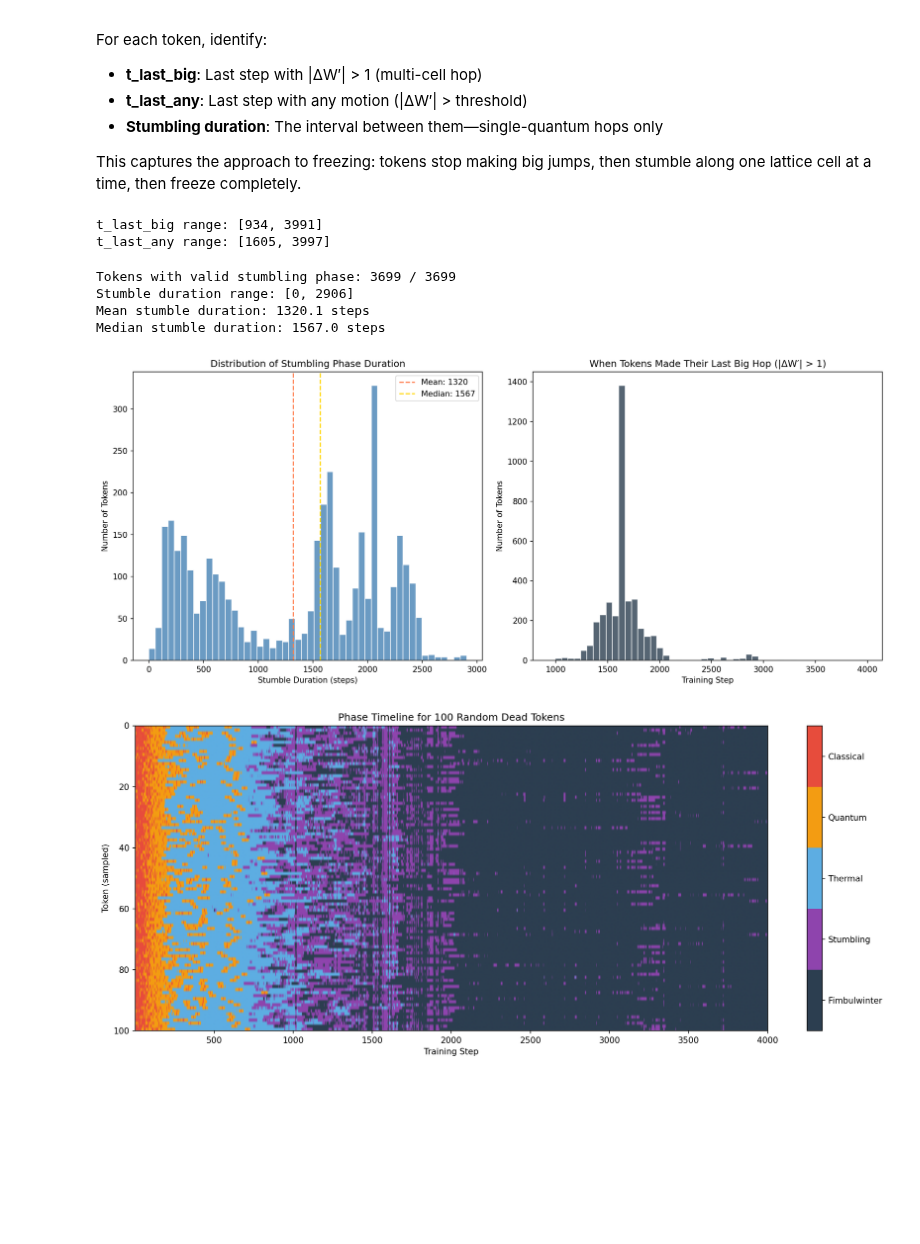
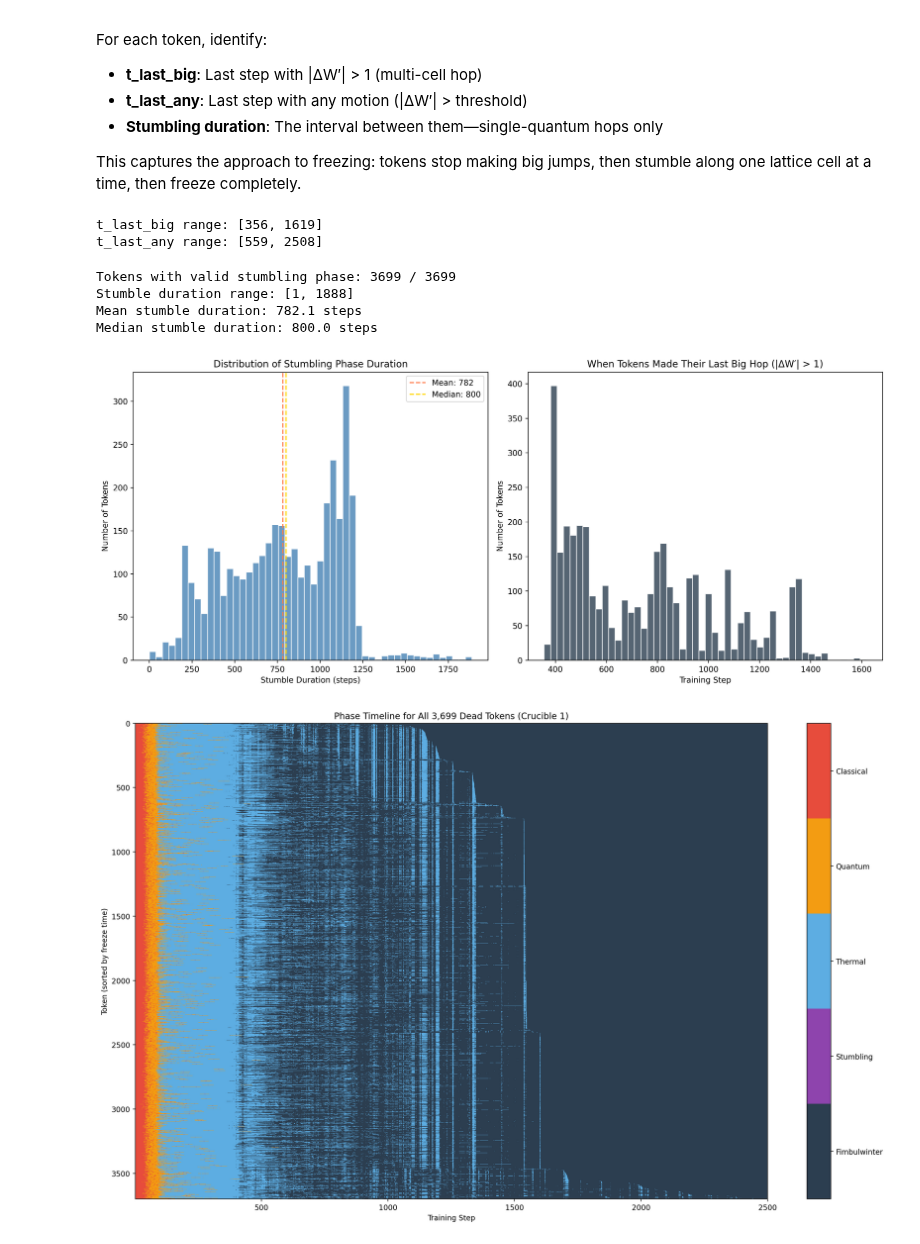
Before and after one commit to Embedding-Space/Azimuth_II, a Jupyter notebook: box_4/notebooks/analysis/phase_transitions.ipynb, the cells around one changed output. Saved outputs shown, nothing was run; the diff lists cells and outputs as text; code cells hidden in the pictures; blank space fills up the shorter version.

Commit message:
Early analysis after Crucible 1

```diff
--- a/box_4/notebooks/analysis/phase_transitions.ipynb
+++ b/box_4/notebooks/analysis/phase_transitions.ipynb
@@ -14,15 +15,16 @@ Classify dead tokens into phases based on their lattice displacement magnitude |
 ## Parameters
 # %%
 # Paths
-INPUT_PATH = '../../tensors/Thimble-8/lattice_displacement.safetensors'
+INPUT_PATH = '../../tensors/Crucible-1/crucible_1_trajectory.safetensors'
 
 # Phase thresholds (in ULP / lattice cells)
 THRESH_FIMBULWINTER = 0.1   # Below this: frozen
-THRESH_THERMAL = 10.0       # Below this: thermal solid
+THRESH_STUMBLING = 1.0      # Below this: stumbling (single-cell hops)
+THRESH_THERMAL = 10.0       # Below this: thermal
 THRESH_QUANTUM = 100.0      # Below this: quantum regime; above: classical gas
 
 # Plotting
-DPI = 150
+DPI = 250
 FIGSIZE = (14, 6)
 # %% [markdown]
 ## Imports
@@ -244,8 +261,8 @@ t_last_any = last_step_above_threshold(displacement_magnitude, threshold=MOTION_
 print(f"t_last_big range: [{t_last_big.min().item()}, {t_last_big.max().item()}]")
 print(f"t_last_any range: [{t_last_any.min().item()}, {t_last_any.max().item()}]")
 # %% [output]
-t_last_big range: [934, 3991]
-t_last_any range: [1605, 3997]
+t_last_big range: [356, 1619]
+t_last_any range: [559, 2508]
 # %%
 # Compute stumbling duration for each token
 # Only meaningful for tokens that had at least one big hop (t_last_big >= 0)
@@ -262,9 +279,9 @@ print(f"Mean stumble duration: {stumble_durations_valid.float().mean().item():.1
 print(f"Median stumble duration: {stumble_durations_valid.float().median().item():.1f} steps")
 # %% [output]
 Tokens with valid stumbling phase: 3699 / 3699
-Stumble duration range: [0, 2906]
-Mean stumble duration: 1320.1 steps
-Median stumble duration: 1567.0 steps
+Stumble duration range: [1, 1888]
+Mean stumble duration: 782.1 steps
+Median stumble duration: 800.0 steps
 # %%
 # Histogram of stumble durations
 fig, axes = plt.subplots(1, 2, figsize=FIGSIZE, dpi=DPI)
@@ -292,44 +309,42 @@ ax2.set_title('When Tokens Made Their Last Big Hop (|ΔW′| > 1)')
 plt.tight_layout()
 plt.show()
 # %% [output]
-[figure, old version]
+[figure, new version]
 # %%
-# Timeline view: for each token, show its phase over time
-# Sample a subset of tokens for visualization
+# Full heatmap: ALL 3,699 dead tokens
+# This is a big plot but we only have to plot it once (plot plot plot)
 
-np.random.seed(42)
-n_sample = 100
-sample_indices = np.random.choice(n_tokens, n_sample, replace=False)
-sample_indices = np.sort(sample_indices)
+fig, ax = plt.subplots(figsize=(16, 10), dpi=200)
 
-# Get displacement for sampled tokens
-sample_displacement = displacement_magnitude[:, sample_indices].numpy()  # (4000, 100)
+# Create a phase map for ALL tokens: 0=fimbulwinter, 1=stumbling, 2=thermal, 3=quantum, 4=classical
+disp_np = displacement_magnitude.numpy()
+phase_map_full = np.zeros_like(disp_np)
+phase_map_full[disp_np >= THRESH_FIMBULWINTER] = 1  # stumbling
+phase_map_full[disp_np >= THRESH_STUMBLING] = 2      # thermal
+phase_map_full[disp_np >= THRESH_THERMAL] = 3        # quantum
+phase_map_full[disp_np >= THRESH_QUANTUM] = 4        # classical
 
-fig, ax = plt.subplots(figsize=FIGSIZE, dpi=DPI)
+# Plot as heatmap - tokens sorted by their freeze time for visual clarity
+freeze_order = np.argsort(t_last_any.numpy())
+phase_map_sorted = phase_map_full[:, freeze_order]
 
-# Create a phase map: 0=fimbulwinter, 1=stumbling (0.1-1), 2=thermal (1-10), 3=quantum (10-100), 4=classical (>100)
-phase_map = np.zeros_like(sample_displacement)
-phase_map[sample_displacement > THRESH_FIMBULWINTER] = 1  # stumbling/sub-lattice
-phase_map[sample_displacement > 1.0] = 2                   # thermal (multi-cell)
-phase_map[sample_displacement > THRESH_THERMAL] = 3        # quantum
-phase_map[sample_displacement > THRESH_QUANTUM] = 4        # classical
-
-# Plot as heatmap
 from matplotlib.colors import ListedColormap
 cmap = ListedColormap(['#2c3e50', '#8e44ad', '#5dade2', '#f39c12', '#e74c3c'])
 
-im = ax.imshow(phase_map.T, aspect='auto', cmap=cmap, vmin=0, vmax=4,
-               extent=[1, n_steps, n_sample, 0])
+im = ax.imshow(phase_map_sorted.T, aspect='auto', cmap=cmap, vmin=0, vmax=4,
+               extent=[1, n_steps, n_tokens, 0], interpolation='nearest')
 
 ax.set_xlabel('Training Step')
-ax.set_ylabel('Token (sampled)')
-ax.set_title('Phase Timeline for 100 Random Dead Tokens')
+ax.set_ylabel('Token (sorted by freeze time)')
+ax.set_title(f'Phase Timeline for All {n_tokens:,} Dead Tokens (Crucible 1)')
+
+ax.set_xlim(1, 2500)
 
 # Colorbar with labels
 cbar = plt.colorbar(im, ax=ax, ticks=[0.4, 1.2, 2.0, 2.8, 3.6])
 cbar.ax.set_yticklabels(['Fimbulwinter', 'Stumbling', 'Thermal', 'Quantum', 'Classical'])
 
 plt.tight_layout()
 plt.show()
 # %% [output]
-[figure, old version]
+[figure, new version]
```
Also changed, not shown: parts of 7 cells of this notebook, 2 other files.
